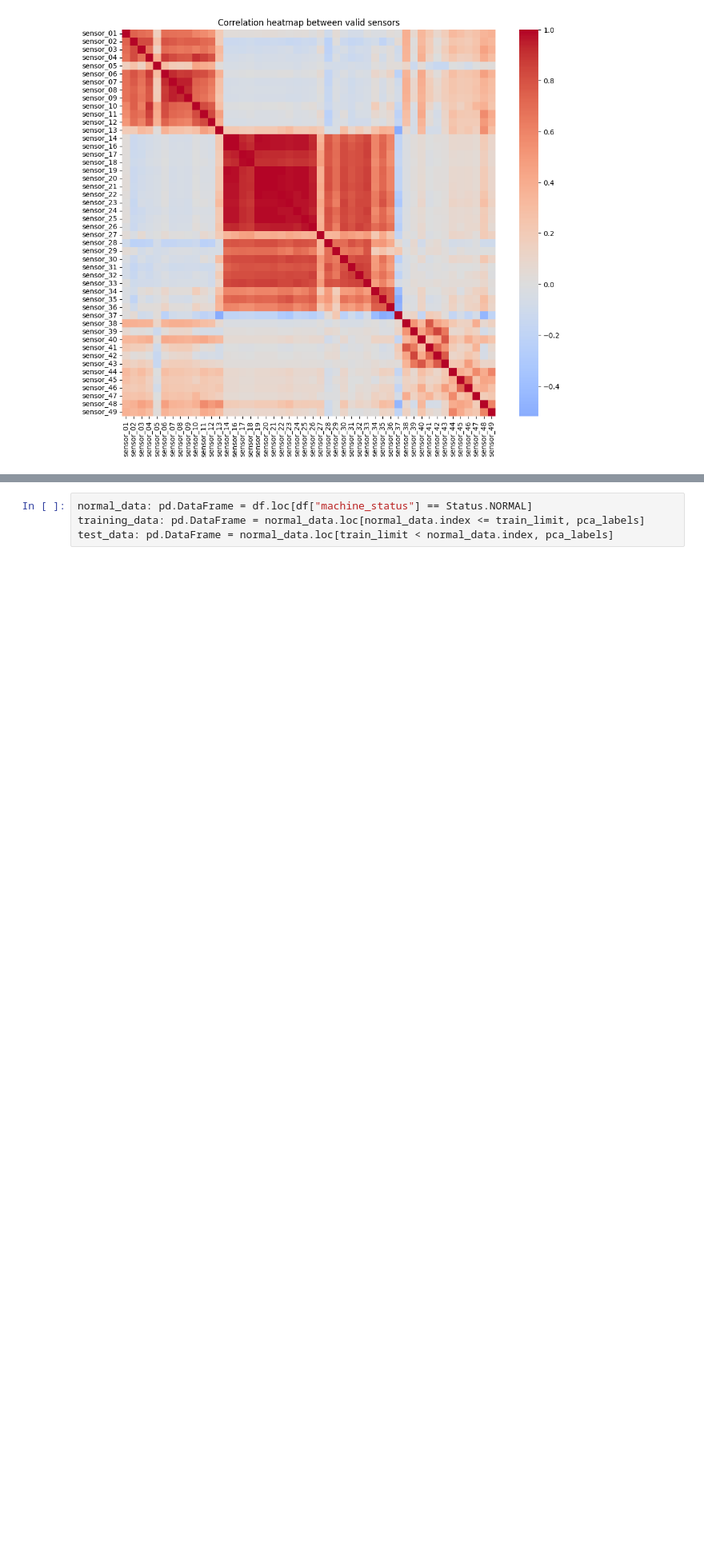
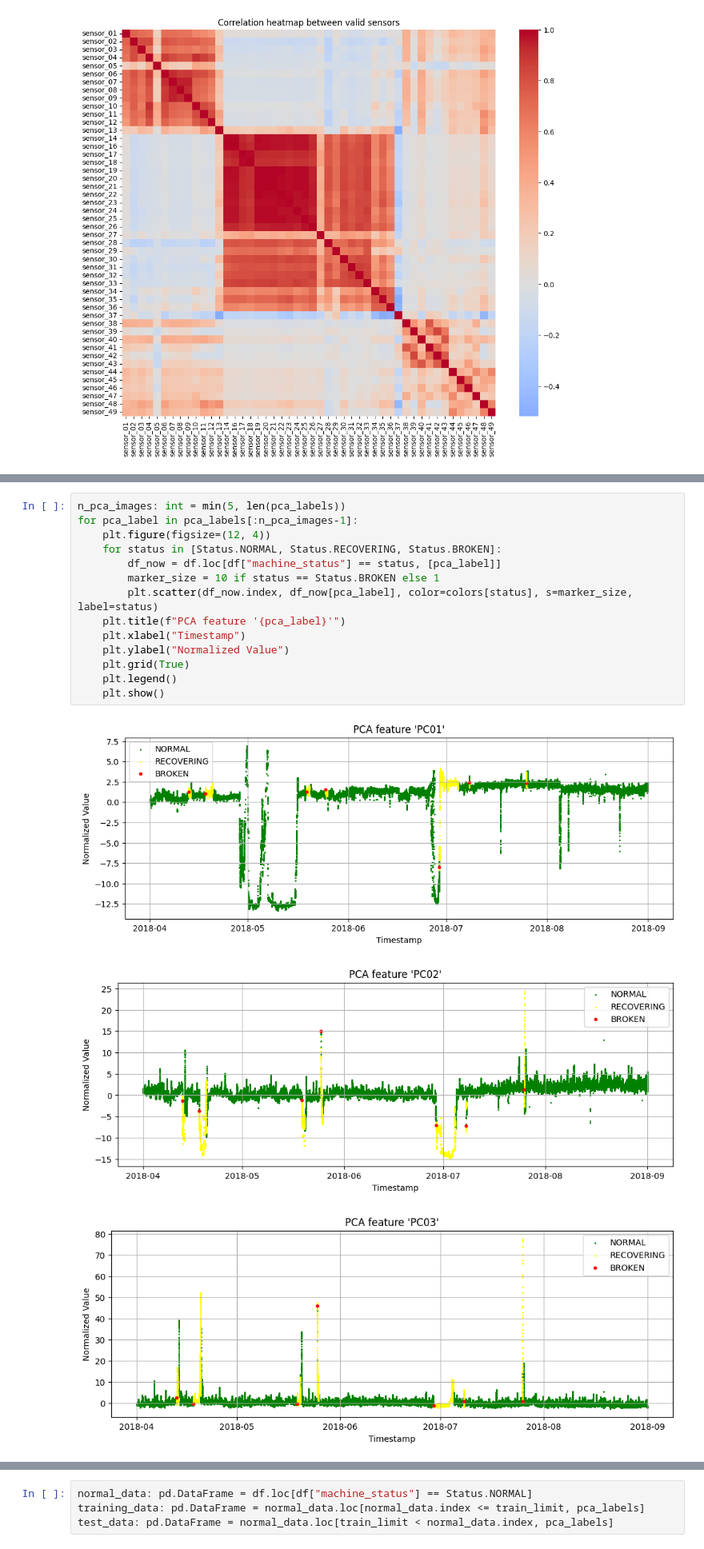
Before and after one commit to DrDiemotma/Demos, a Jupyter notebook: Notebooks/eranaeos.ipynb, the cells around one changed output, grey strips where cells are left out. Shown at 80% size. Saved outputs shown, nothing was run; the diff lists cells and outputs as text; blank space fills up the shorter version.

```diff
--- a/Notebooks/eranaeos.ipynb
+++ b/Notebooks/eranaeos.ipynb
@@ -143,0 +183,18 @@ df.head()
+# %%
+n_pca_images: int = min(5, len(pca_labels))
+for pca_label in pca_labels[:n_pca_images-1]:
+    plt.figure(figsize=(12, 4))
+    for status in [Status.NORMAL, Status.RECOVERING, Status.BROKEN]:
+        df_now = df.loc[df["machine_status"] == status, [pca_label]]
+        marker_size = 10 if status == Status.BROKEN else 1
+        plt.scatter(df_now.index, df_now[pca_label], color=colors[status], s=marker_size, label=status)
+    plt.title(f"PCA feature '{pca_label}'")
+    plt.xlabel("Timestamp")
+    plt.ylabel("Normalized Value")
+    plt.grid(True)
+    plt.legend()
+    plt.show()
+# %% [output]
+[figure, added]
+[figure, added]
+[figure, added]
```
Also changed, not shown: parts of 26 cells of this notebook.
